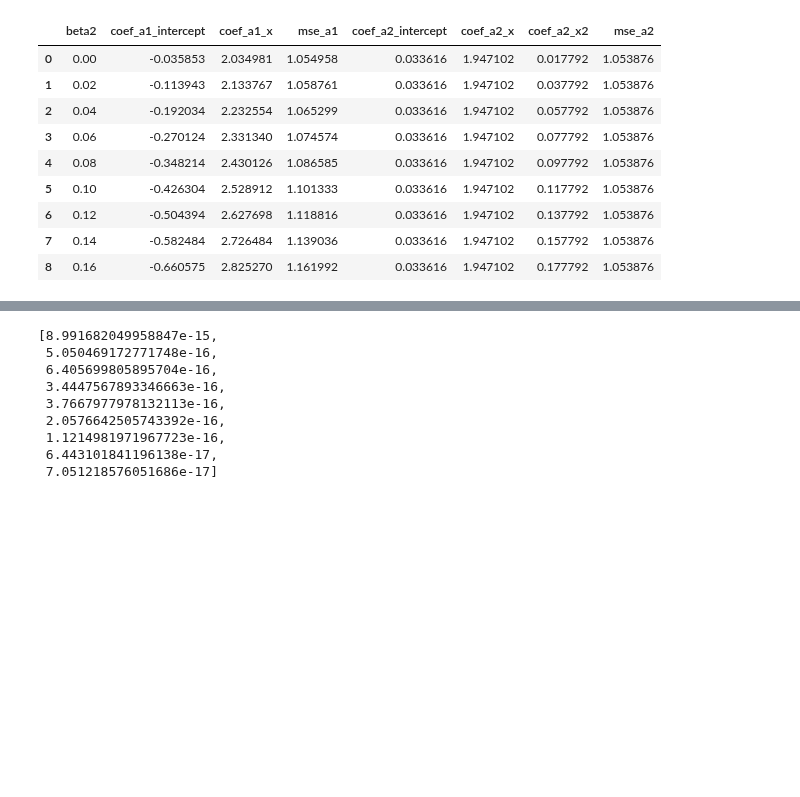
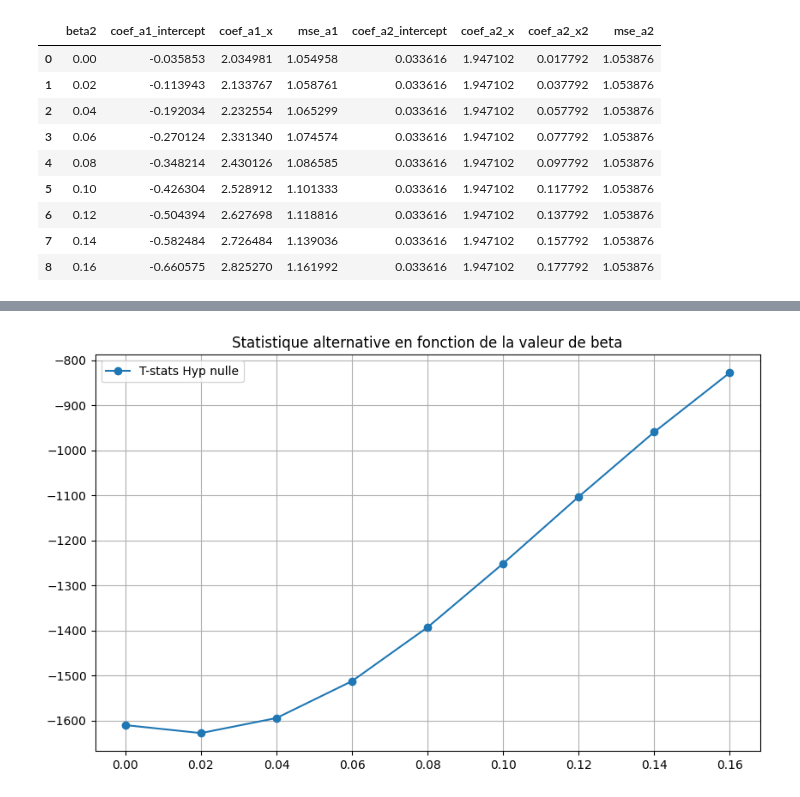
Before and after one commit to AntoineGilsonGH/The-Design-and-Analysis-of-Benchmark-Experiments, a Jupyter notebook: Implementation.ipynb, the cells around one changed output, grey strips where cells are left out. Saved outputs shown, nothing was run; the diff lists cells and outputs as text; code cells hidden in the pictures; blank space fills up the shorter version.

```diff
--- a/Implementation.ipynb
+++ b/Implementation.ipynb
@@ -146,14 +172,11 @@ plt.show()
-# %%
-test_statistics
-# %% [output]
-[8.991682049958847e-15,
- 5.050469172771748e-16,
- 6.405699805895704e-16,
- 3.4447567893346663e-16,
- 3.7667977978132113e-16,
- 2.0576642505743392e-16,
- 1.1214981971967723e-16,
- 6.443101841196138e-17,
- 7.051218576051686e-17]
+# %%
+plt.figure(figsize=(10, 6))
+plt.plot(beta2_values, test_alternative, label='T-stats Hyp nulle', marker='o')
+plt.title('Statistique alternative en fonction de la valeur de beta')
+plt.legend()
+plt.grid(True)
+plt.show()
+# %% [output]
+[figure, added]
 # %%
 plt.figure(figsize=(10, 6))
```
Also changed, not shown: parts of 8 cells of this notebook.
